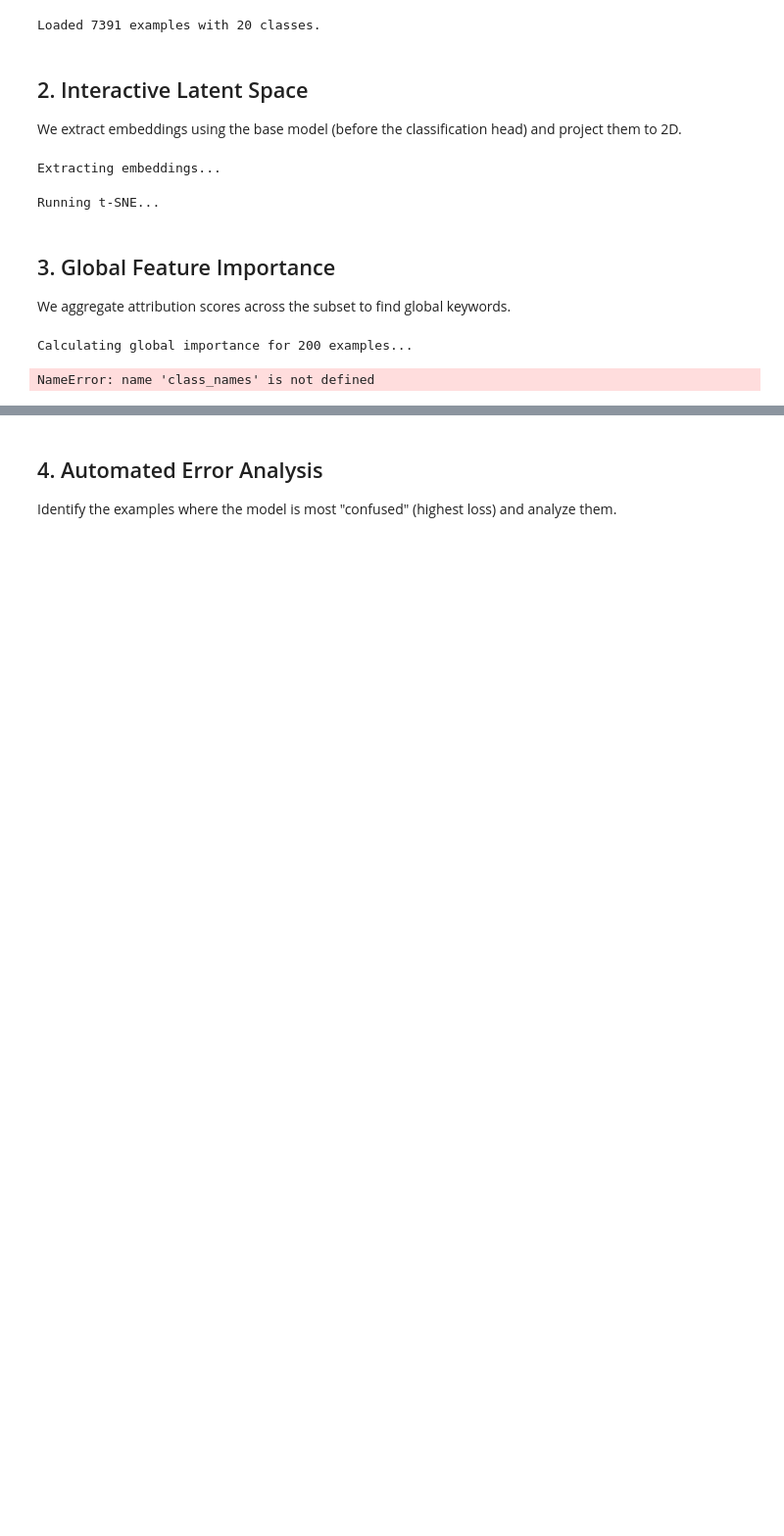
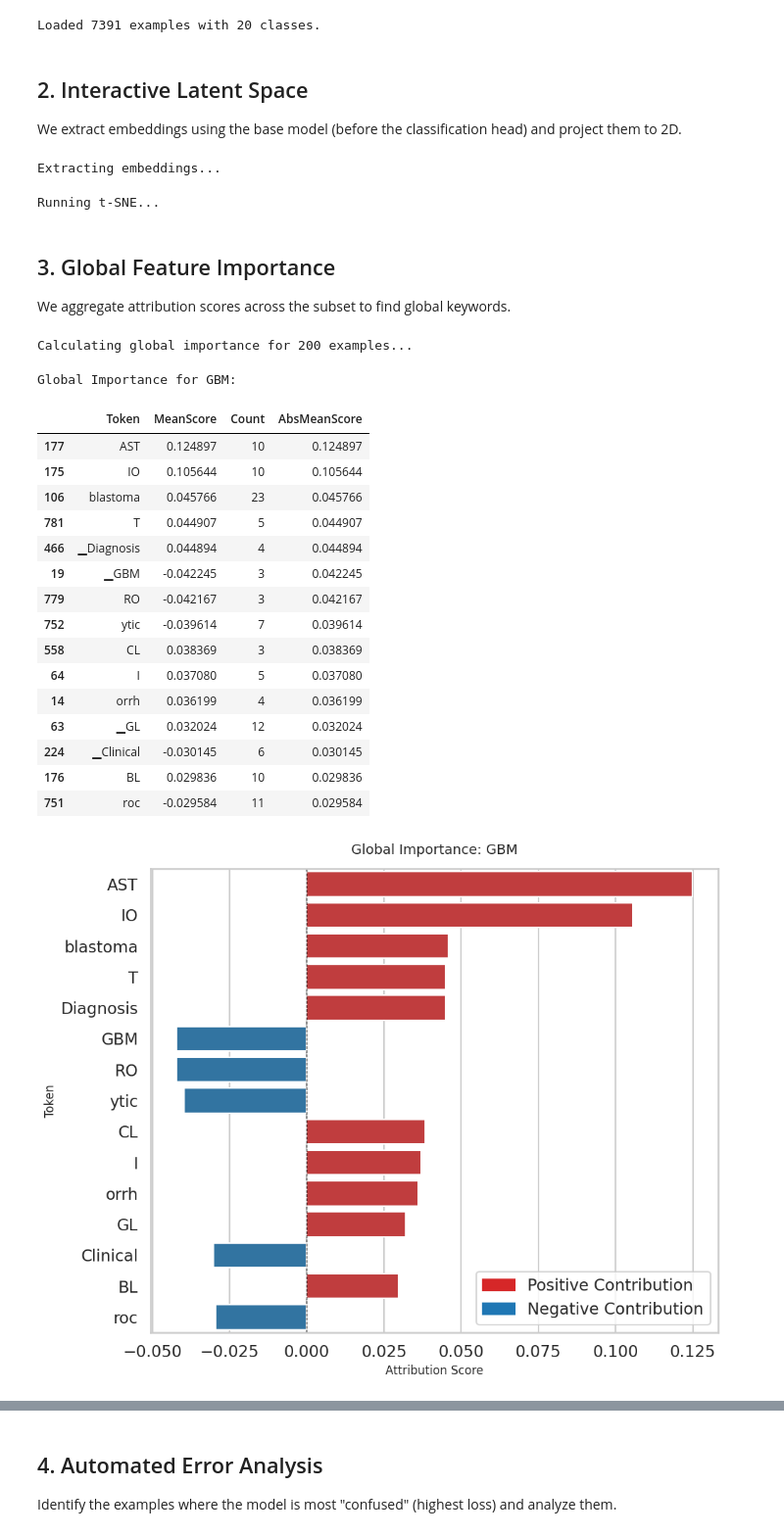
Before and after one commit to MuhammadUmairHaider/Med_Intrep, a Jupyter notebook: notebooks/global_analysis.ipynb, the cells around one changed output, grey strips where cells are left out. Shown at 98% size. Drawn from its saved outputs; the diff is of its cells as text; code cells hidden in the pictures; blank space fills up the shorter version.

```diff
--- a/notebooks/global_analysis.ipynb
+++ b/notebooks/global_analysis.ipynb
@@ -140,24 +140,41 @@ global_scores = explainer.accumulate_token_importance(
 Calculating global importance for 200 examples...
 # %%
 # Visualize Top Global Tokens for a Class
-target_class = "Breast Invasive Carcinoma"
+target_class = "GBM"
 if target_class in class_names:
     idx = le.transform([target_class])[0]
     top_tokens = explainer.get_top_global_tokens(global_scores, idx, k=15)
 
     if not top_tokens.empty:
         print(f"Global Importance for {target_class}:")
         display(top_tokens)
         plot_token_importance(
             top_tokens['Token'].tolist(),
             top_tokens['MeanScore'].tolist(),
             title=f"Global Importance: {target_class}"
         )
     else:
         print("No sufficient data for this class in subset.")
 else:
     print("Class not found.")
 # %% [output]
-NameError: name 'class_names' is not defined
+Global Importance for GBM:
+|  | Token | MeanScore | Count | AbsMeanScore |
+| 177 | AST | 0.124897 | 10 | 0.124897 |
+| 175 | IO | 0.105644 | 10 | 0.105644 |
+| 106 | blastoma | 0.045766 | 23 | 0.045766 |
+| 781 | T | 0.044907 | 5 | 0.044907 |
+| 466 | ▁Diagnosis | 0.044894 | 4 | 0.044894 |
+| 19 | ▁GBM | -0.042245 | 3 | 0.042245 |
+| 779 | RO | -0.042167 | 3 | 0.042167 |
+| 752 | ytic | -0.039614 | 7 | 0.039614 |
+| 558 | CL | 0.038369 | 3 | 0.038369 |
+| 64 | I | 0.037080 | 5 | 0.037080 |
+| 14 | orrh | 0.036199 | 4 | 0.036199 |
+| 63 | ▁GL | 0.032024 | 12 | 0.032024 |
+| 224 | ▁Clinical | -0.030145 | 6 | 0.030145 |
+| 176 | BL | 0.029836 | 10 | 0.029836 |
+| 751 | roc | -0.029584 | 11 | 0.029584 |
+[figure, added]
 # %%
 # Let's check another class
```
Also changed, not shown: parts of 3 cells of this notebook, 9 other files.
